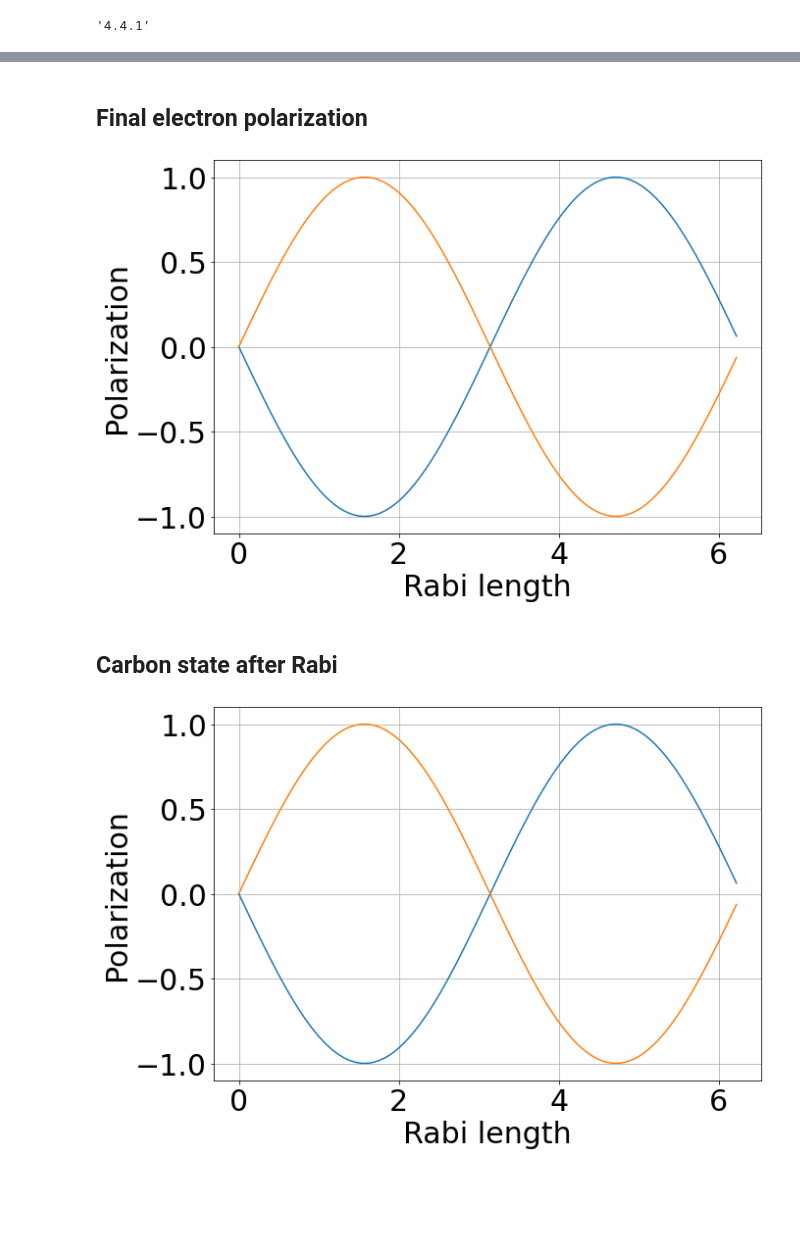
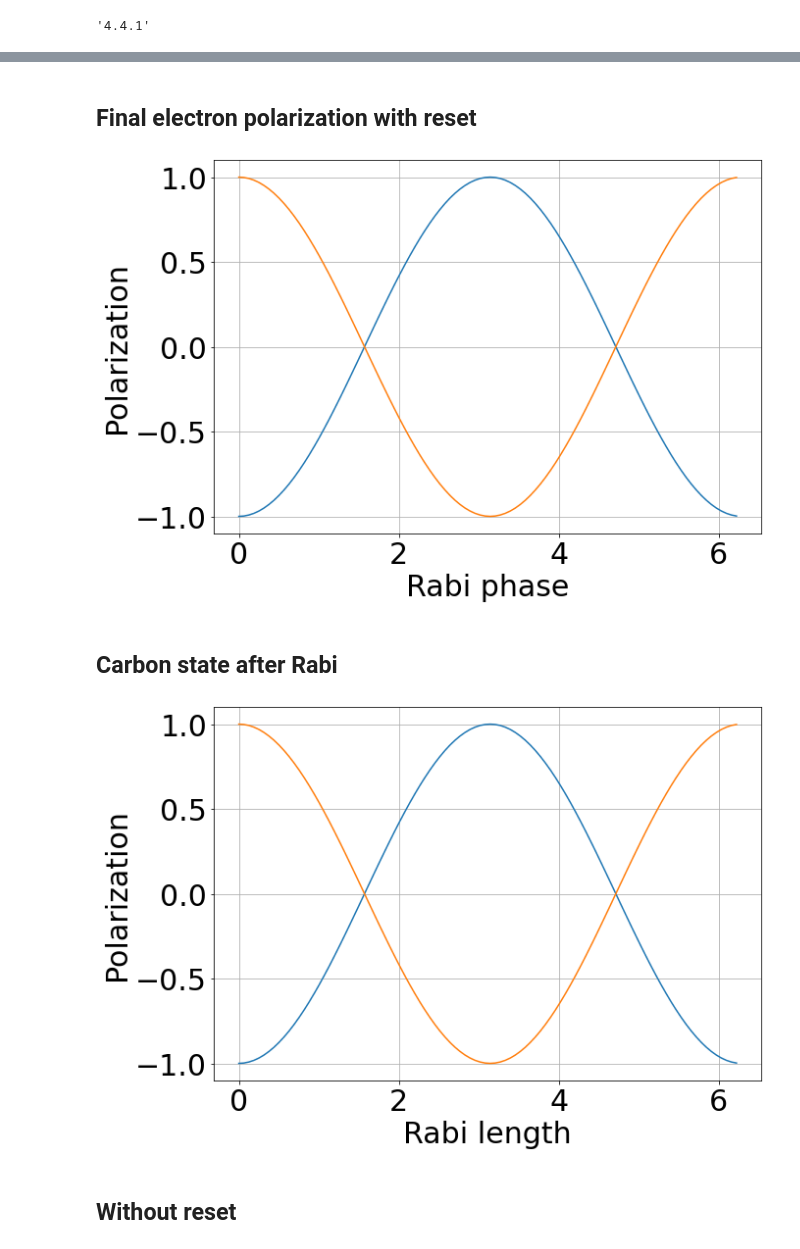
Before and after one commit to kirpar/Lost_quantum_heat_engine, a Jupyter notebook: Sequences_simulation.ipynb, the cells around one changed output, grey strips where cells are left out. Drawn from its saved outputs; the diff is of its cells as text; code cells hidden in the pictures; blank space fills up the shorter version.

```diff
--- a/Sequences_simulation.ipynb
+++ b/Sequences_simulation.ipynb
@@ -72,0 +108,7 @@ def flip_flop_12(carbon_state=Qobj([[1.,0.],[0.,0.]]), flip_flop_theta=np.pi, ca
+# %%
+electron_polarization_C_down = []
+carbon_phase_range = np.arange(100) * np.pi / 100
+for carbon_phase in carbon_phase_range:
+    results = time1_synchronization(carbon_phase_phi=carbon_phase)
+    readout_electron, readout_carbon = results['2nd FF']
+    electron_polarization_C_down.append((sigmaz() * readout_electron).tr())
@@ -72,0 +117,18 @@ def flip_flop_12(carbon_state=Qobj([[1.,0.],[0.,0.]]), flip_flop_theta=np.pi, ca
+# %%
+plt.figure(figsize=(10, 7))
+size = 30
+plt.rc('font', size=size)          # controls default text sizes
+plt.rc('axes', titlesize=size)     # fontsize of the axes title
+plt.rc('axes', labelsize=size)    # fontsize of the x and y labels
+plt.rc('xtick', labelsize=size)    # fontsize of the tick labels
+plt.rc('ytick', labelsize=size)    # fontsize of the tick labels
+plt.rc('legend', fontsize=size)    # legend fontsize
+plt.rc('figure', titlesize=size)
+
+plt.plot(rabi_phi_range, electron_polarization_C_up)
+plt.plot(rabi_phi_range, electron_polarization_C_down)
+
+plt.xlabel(r'Rabi phase',fontsize=size)
+plt.ylabel(r'Polarization')
+
+plt.grid()
@@ -73,49 +157,49 @@ def flip_flop_12(carbon_state=Qobj([[1.,0.],[0.,0.]]), flip_flop_theta=np.pi, ca
+# %% [markdown]
+## Final electron polarization with reset
 # %%
 points_number = 100
-rabi_theta_range = np.arange(points_number) * 2 * np.pi / points_number
+rabi_phi_range = np.arange(points_number) * 2 * np.pi / points_number
 electron_polarization_C_up = []
 electron_polarization_C_down = []
 carbon_state_after_rabi_C_up = []
 carbon_state_after_rabi_C_down = []
 
-for rabi_theta in tqdm(rabi_theta_range):
-    results = flip_flop_12(carbon_state=Qobj([[1.,0.],[0.,0.]]), rabi_theta=rabi_theta,
-                           carbon_phase_phi=0.2*np.pi, flip_flop_theta=np.pi)
+for rabi_phi in tqdm(rabi_phi_range):
+    results = flip_flop_12(carbon_state=Qobj([[1.,0.],[0.,0.]]), rabi_theta=np.pi/2, rabi_phi=rabi_phi,
+                           carbon_phase_phi=0., flip_flop_theta=np.pi)
     readout_electron, readout_carbon = results['2nd FF']
     rabi_electron, rabi_carbon = results['Rabi']
 
     electron_polarization_C_up.append((sigmaz() * readout_electron).tr())
     carbon_state_after_rabi_C_up.append((sigmaz() * rabi_carbon).tr())
 
-    results = flip_flop_12(carbon_state=Qobj([[0.,0.],[0.,1.]]), rabi_theta=rabi_theta,
-                           carbon_phase_phi=0.3*np.pi, flip_flop_theta=np.pi)
+    results = flip_flop_12(carbon_state=Qobj([[0.,0.],[0.,1.]]), rabi_theta=np.pi/2, rabi_phi=rabi_phi,
+                           carbon_phase_phi=0., flip_flop_theta=np.pi)
     readout_electron, readout_carbon = results['2nd FF']
     rabi_electron, rabi_carbon = results['Rabi']
 
     electron_polarization_C_down.append((sigmaz() * readout_electron).tr())
     carbon_state_after_rabi_C_down.append((sigmaz() * rabi_carbon).tr())
-# %% [markdown]
-## Final electron polarization
 # %%
 plt.figure(figsize=(10, 7))
 size = 30
 plt.rc('font', size=size)          # controls default text sizes
 plt.rc('axes', titlesize=size)     # fontsize of the axes title
 plt.rc('axes', labelsize=size)    # fontsize of the x and y labels
 plt.rc('xtick', labelsize=size)    # fontsize of the tick labels
 plt.rc('ytick', labelsize=size)    # fontsize of the tick labels
 plt.rc('legend', fontsize=size)    # legend fontsize
 plt.rc('figure', titlesize=size)
 
-plt.plot(rabi_theta_range, electron_polarization_C_up)
-plt.plot(rabi_theta_range, electron_polarization_C_down)
+plt.plot(rabi_phi_range, electron_polarization_C_up)
+plt.plot(rabi_phi_range, electron_polarization_C_down)
 
-plt.xlabel(r'Rabi length',fontsize=size)
+plt.xlabel(r'Rabi phase',fontsize=size)
 plt.ylabel(r'Polarization')
 
 plt.grid()
 # %% [output]
-[figure, old version]
+[figure, new version]
 # %% [markdown]
 ## Carbon state after Rabi
 # %%
@@ -129,12 +213,14 @@ plt.rc('ytick', labelsize=size)    # fontsize of the tick labels
 plt.rc('legend', fontsize=size)    # legend fontsize
 plt.rc('figure', titlesize=size)
 
-plt.plot(rabi_theta_range, carbon_state_after_rabi_C_up)
-plt.plot(rabi_theta_range, carbon_state_after_rabi_C_down)
+plt.plot(rabi_phi_range, carbon_state_after_rabi_C_up)
+plt.plot(rabi_phi_range, carbon_state_after_rabi_C_down)
 
 plt.xlabel(r'Rabi length', fontsize=size)
 plt.ylabel(r'Polarization')
 
 plt.grid()
 # %% [output]
-[figure, old version]
+[figure, new version]
+# %% [markdown]
+## Without reset
```
Also changed, not shown: parts of 5 cells of this notebook.
